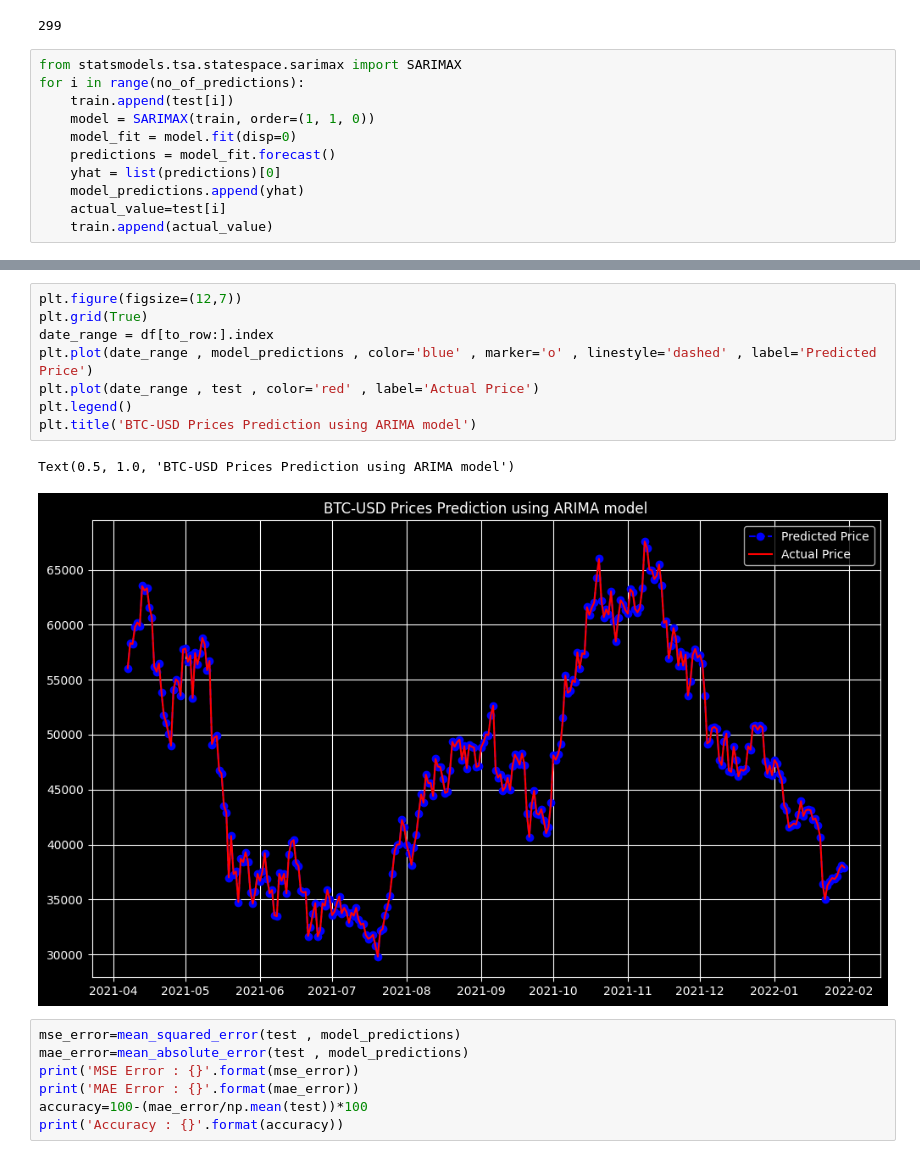
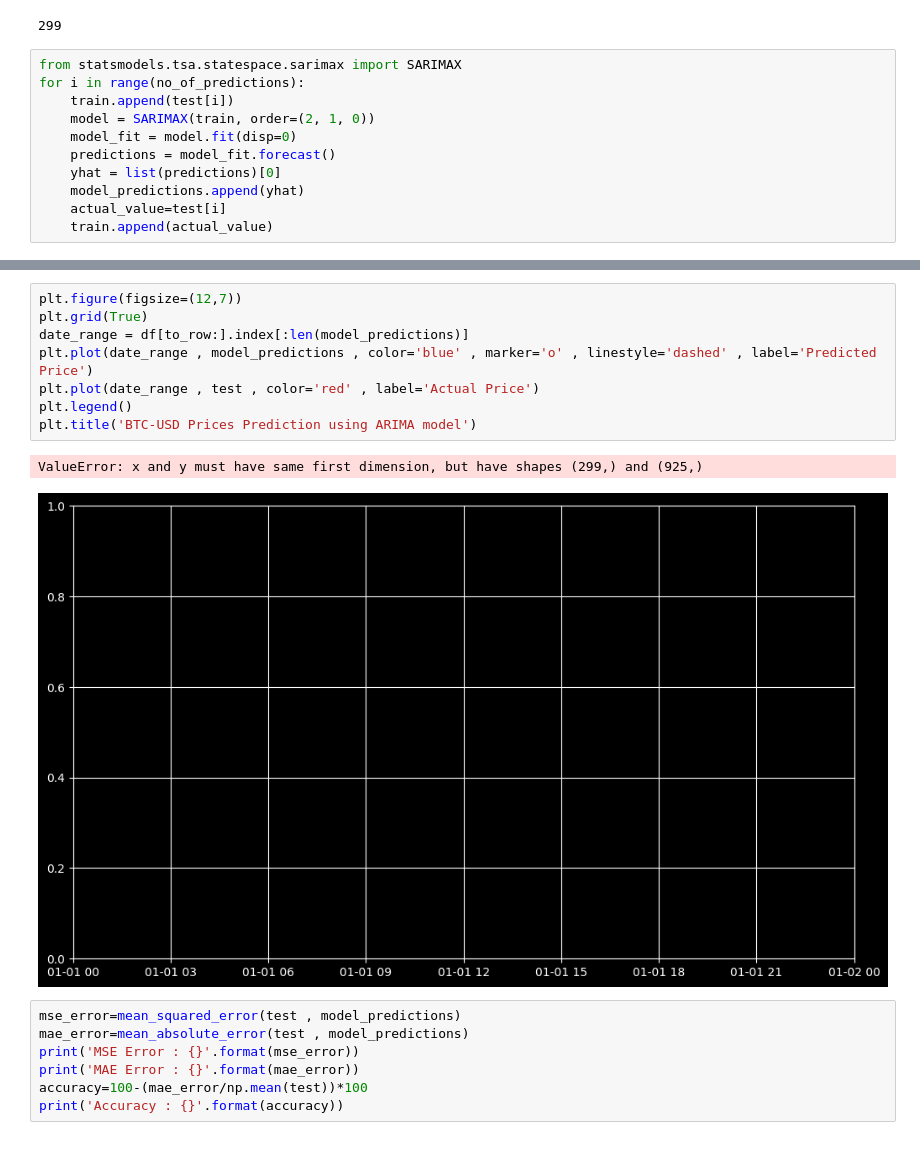
Before and after one commit to sksarvesh007/bitcoin-ARIMA-model, a Jupyter notebook: ARIMA.ipynb, the cells around one changed output, grey strips where cells are left out. Saved outputs shown, nothing was run; the diff lists cells and outputs as text.

```diff
--- a/ARIMA.ipynb
+++ b/ARIMA.ipynb
@@ -72,7 +72,7 @@ print(no_of_predictions)
 from statsmodels.tsa.statespace.sarimax import SARIMAX
 for i in range(no_of_predictions):
     train.append(test[i])
-    model = SARIMAX(train, order=(1, 1, 0))
+    model = SARIMAX(train, order=(2, 1, 0))
     model_fit = model.fit(disp=0)
     predictions = model_fit.forecast()
     yhat = list(predictions)[0]
@@ -102,14 +102,14 @@ Warnings:
 # %%
 plt.figure(figsize=(12,7))
 plt.grid(True)
-date_range = df[to_row:].index
+date_range = df[to_row:].index[:len(model_predictions)]
 plt.plot(date_range , model_predictions , color='blue' , marker='o' , linestyle='dashed' , label='Predicted Price')
 plt.plot(date_range , test , color='red' , label='Actual Price')
 plt.legend()
 plt.title('BTC-USD Prices Prediction using ARIMA model')
 # %% [output]
-Text(0.5, 1.0, 'BTC-USD Prices Prediction using ARIMA model')
+ValueError: x and y must have same first dimension, but have shapes (299,) and (925,)
-[figure, old version]
+[figure, new version]
 # %%
 mse_error=mean_squared_error(test , model_predictions)
 mae_error=mean_absolute_error(test , model_predictions)
```
Also changed, not shown: parts of 1 cell of this notebook.
